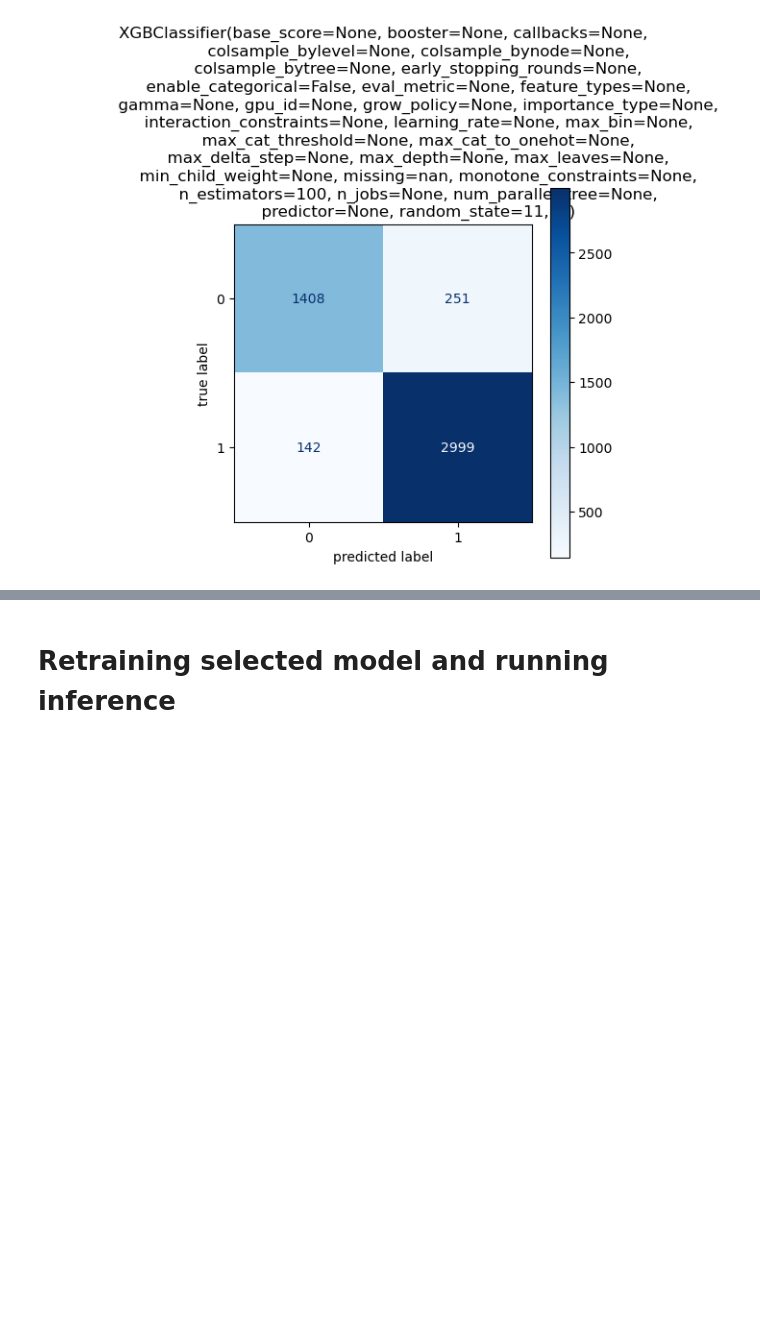
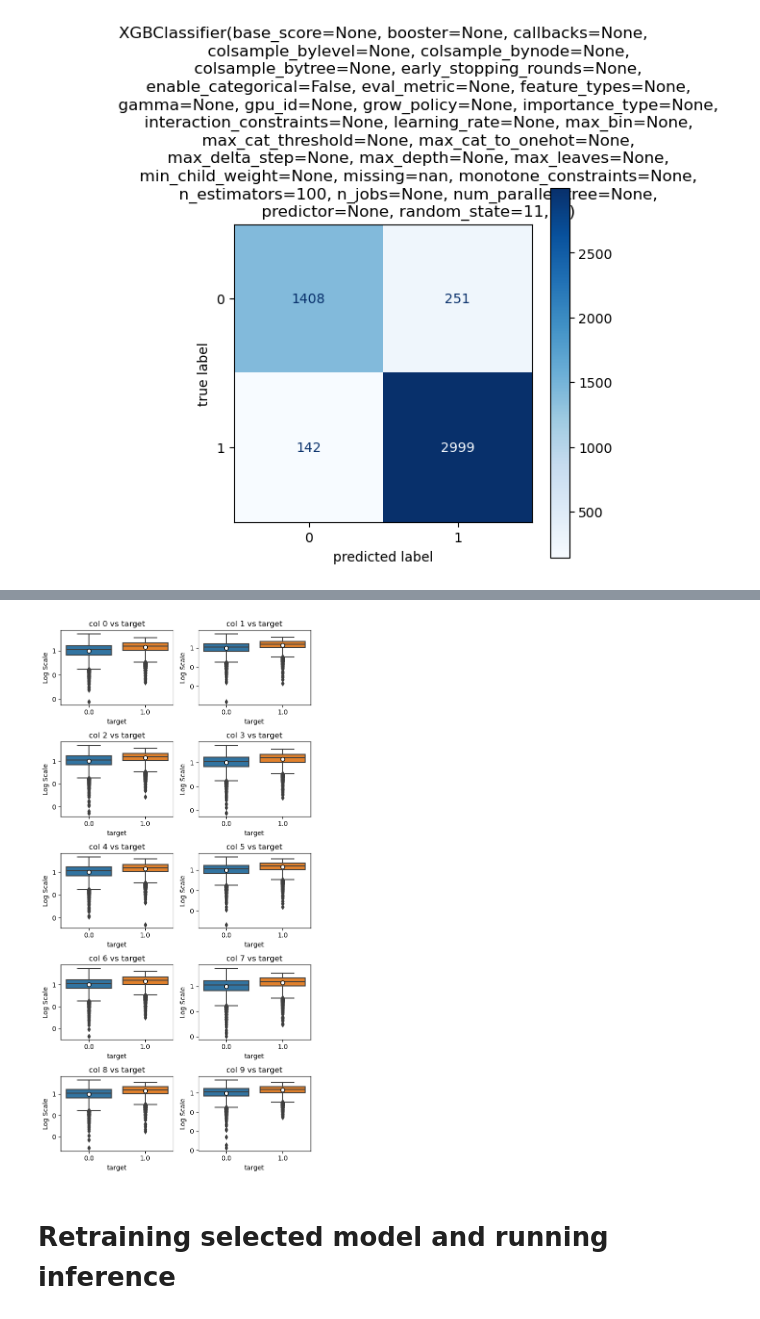
Before and after one commit to nayefahmad/ml-notes, a Jupyter notebook: 2023-08-03-pattern-classifier.ipynb, the cells around one changed output, grey strips where cells are left out. Saved outputs shown, nothing was run; the diff lists cells and outputs as text; code cells hidden in the pictures; blank space fills up the shorter version.

```diff
--- a/2023-08-03-pattern-classifier.ipynb
+++ b/2023-08-03-pattern-classifier.ipynb
@@ -239,0 +243,5 @@ weighted avg       0.92      0.92      0.92      4800
+# %%
+df = pd.concat((pd.DataFrame(X_train), pd.DataFrame(pd.Series(y_train, name='target'))), axis=1)
+
+df = df.rename(columns={df.columns[-1]: 'target'})
+df.iloc[:, list(range(10)) + [-1]].sample(n=10)
@@ -240,3 +260,29 @@ weighted avg       0.92      0.92      0.92      4800
+# %%
+fig, axes = plt.subplots(5, 2, figsize=(6,12))
+meanprops = {"marker":"o", "markerfacecolor":"white", "markeredgecolor":"black"}
+
+for idx, col in enumerate(df.columns[:10]):
+    row, col_idx = divmod(idx, 2)
+
+    if df[col].min() <= 0:
+        df[col] += abs(df[col].min()) + 0.1
+
+    df_log = pd.concat((np.log(df[col]), df[['target']]), axis=1)
+    sns.boxplot(
+        x='target', y=col, data=df_log, ax=axes[row, col_idx],
+        showmeans=True, meanprops=meanprops
+    )
+    axes[row, col_idx].set_title(f'col {col} vs target')
+    axes[row, col_idx].set_ylabel('Log Scale')
+
+    # Modify the y-ticks to show original non-logged scale
+    labels = [round(np.exp(item)) for item in axes[row, col_idx].get_yticks()]
+    axes[row, col_idx].set_yticklabels(labels)
+
+plt.tight_layout()
+plt.show();
+# %% [output]
+[figure, added]
 # %% [markdown]
 # Retraining selected model and running inference
 # %%
```
Also changed, not shown: parts of 3 cells of this notebook.
